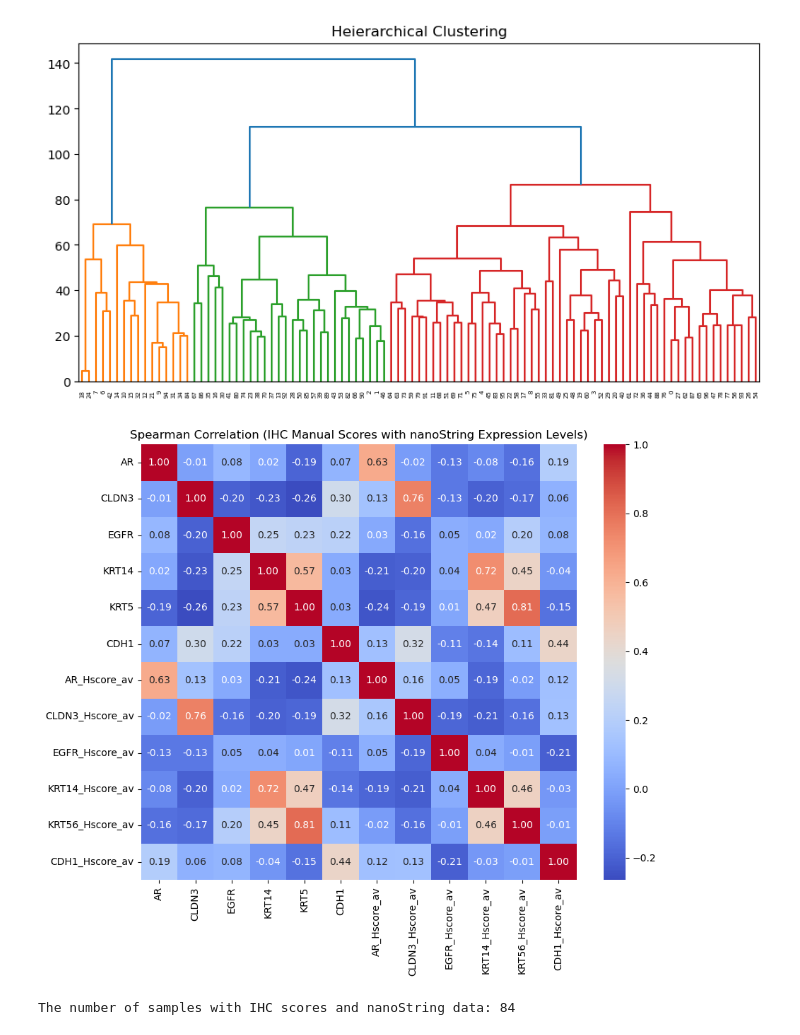
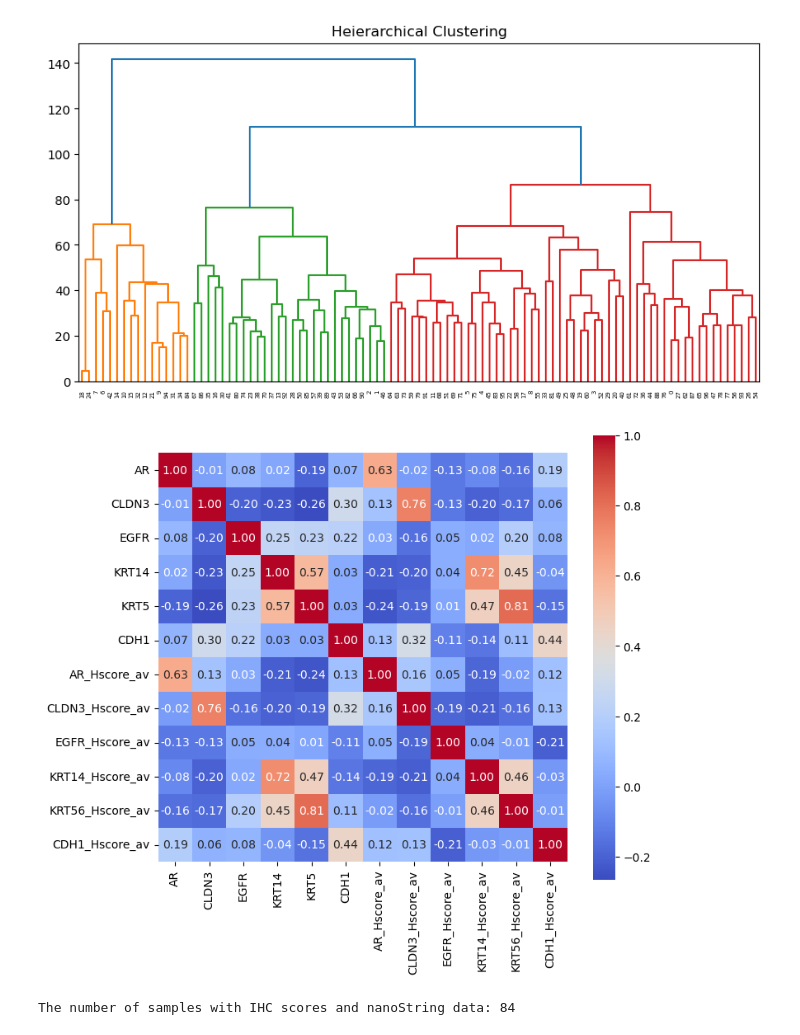
Before and after one commit to Rawanrb/nanoString, a Jupyter notebook: gene_expression_levels_analysis.ipynb, the cells around one changed output. Cells and saved outputs as stored; diff of their text form; code cells hidden in the pictures.

```diff
--- a/gene_expression_levels_analysis.ipynb
+++ b/gene_expression_levels_analysis.ipynb
@@ -257,18 +287,20 @@ IHC_manual_annotation_nanoString_related_genes = merge_two_datasets(nanoString_d
 # %%
 # Calculate Spearman correlation matrix
 corr_matrix = IHC_manual_annotation_nanoString_related_genes.corr(method='spearman')
 
 # Create a mask for the upper triangle
 #mask = np.triu(np.ones_like(corr_matrix, dtype=bool))
 
 # Create a heatmap with only the lower triangular part
-plt.figure(figsize=(10, 8))
+#plt.figure(figsize=(8, 10))
+fig, ax = plt.subplots(figsize=(8, 6), facecolor='none')
 sns.heatmap(corr_matrix, annot=True, cmap='coolwarm', fmt=".2f", square=True)  #, mask=mask)
-plt.title('Spearman Correlation (IHC Manual Scores with nanoString Expression Levels)')
+#ax.title('Spearman Correlation (IHC Manual Scores with nanoString Expression Levels)')
 plt.savefig('plots/IHC_nanoString_Spearman.png')
-plt.show()
+plt.savefig('plots/IHC_nanoString_Spearman.pdf', format='pdf')
+#plt.show()
 # %% [output]
-[figure, old version]
+[figure, new version]
 # %%
 # perform the merge with binary classification IHC based for all the IHC genes
 IHC_binary_annotation_nanoString_related_genes = merge_two_datasets(nanoString_data_IHC, TMA_binary)
```
Also changed, not shown: parts of 6 cells of this notebook.
